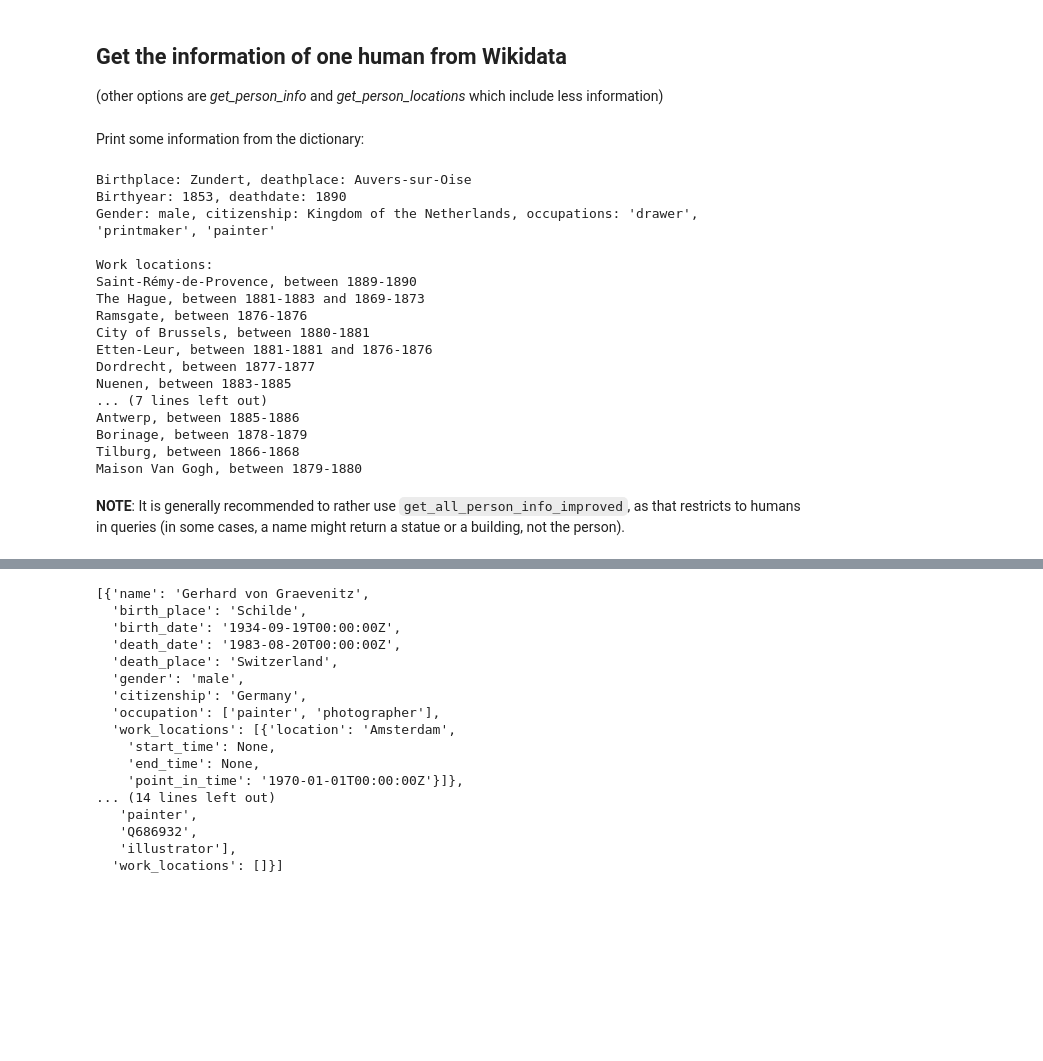
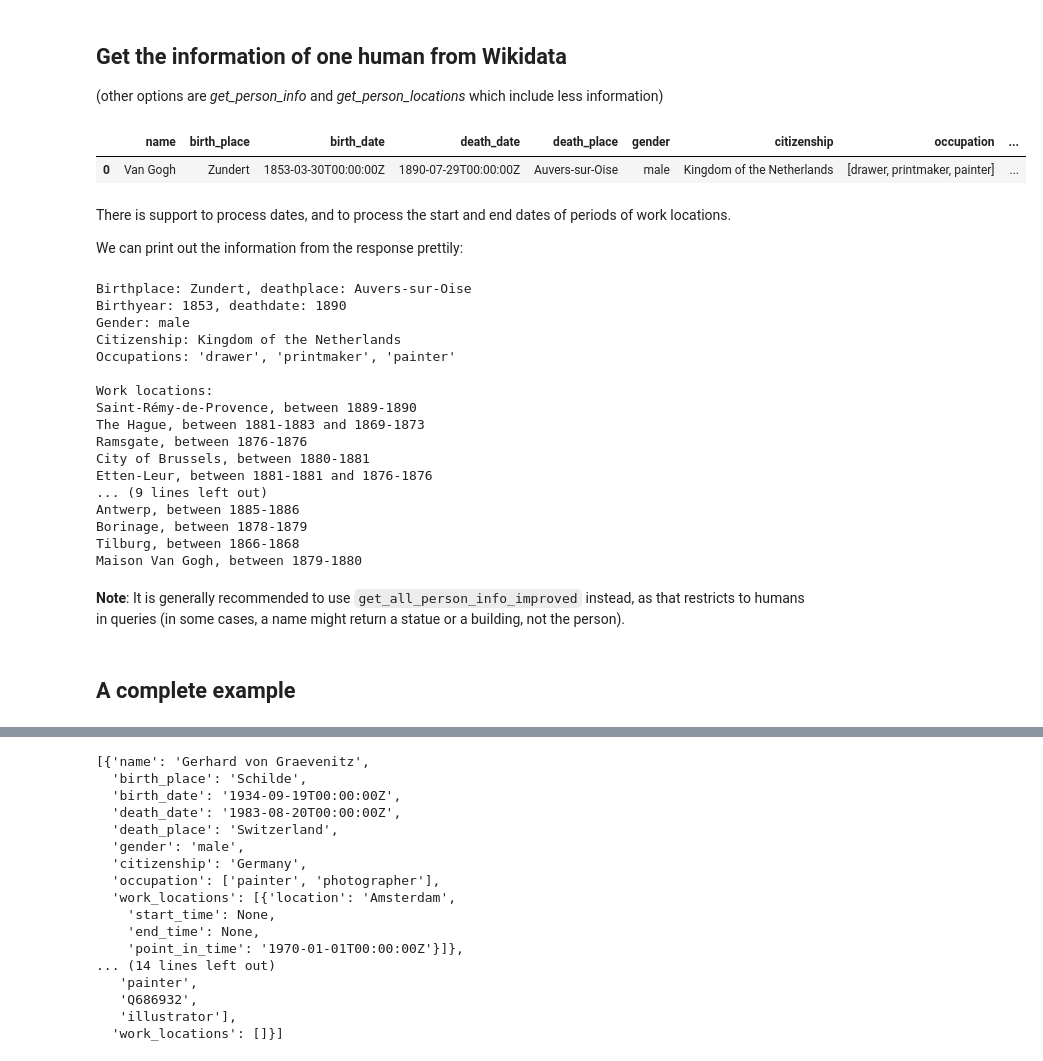
Before and after one commit to me9hanics/wikidata-SparQL-data-collection, a Jupyter notebook: examples.ipynb, the cells around one changed output, grey strips where cells are left out. Saved outputs shown, nothing was run; the diff lists cells and outputs as text; code cells hidden in the pictures; blank space fills up the shorter version.

Commit message:
add dataframe, comment improvements, minor code change + rerun

```diff
--- a/examples.ipynb
+++ b/examples.ipynb
@@ -10,12 +10,19 @@ import functions as f
 (other options are *get_person_info* and *get_person_locations* which include less information)
 # %%
 van_gogh_response = f.get_all_person_info("Van Gogh")
+df = f.results_dataframe(van_gogh_response)
+df
+# %% [output]
+|  | name | birth_place | birth_date | death_date | death_place | gender | citizenship | occupation | ... |
+| 0 | Van Gogh | Zundert | 1853-03-30T00:00:00Z | 1890-07-29T00:00:00Z | Auvers-sur-Oise | male | Kingdom of the Netherlands | [drawer, printmaker, painter] | ... |
-# %% [markdown]
-Print some information from the dictionary:
+# %% [markdown]
+There is support to process dates, and to process the start and end dates of periods of work locations.
+
+We can print out the information from the response prettily:
 # %%
 print(f"Birthplace: {van_gogh_response['birth_place']}, deathplace: {van_gogh_response['death_place']}")
 print(f"Birthyear: {f.find_year(van_gogh_response['birth_date'])}, deathdate: {f.find_year(van_gogh_response['death_date'])}")
-print(f"Gender: {van_gogh_response['gender']}, citizenship: {van_gogh_response['citizenship']}, occupations: {str(van_gogh_response['occupation']).strip('[]')}")
+print(f"Gender: {van_gogh_response['gender']}\nCitizenship: {van_gogh_response['citizenship']}\nOccupations: {str(van_gogh_response['occupation']).strip('[]')}")
 print(); print("Work locations:")
 
 places_str = f.get_places_with_years_from_response(van_gogh_response)
@@ -26,7 +33,9 @@ for place in places_list:
 # %% [output]
 Birthplace: Zundert, deathplace: Auvers-sur-Oise
 Birthyear: 1853, deathdate: 1890
-Gender: male, citizenship: Kingdom of the Netherlands, occupations: 'drawer', 'printmaker', 'painter'
+Gender: male
+Citizenship: Kingdom of the Netherlands
+Occupations: 'drawer', 'printmaker', 'painter'
 
 Work locations:
 Saint-Rémy-de-Provence, between 1889-1890
@@ -34,13 +43,13 @@ The Hague, between 1881-1883 and 1869-1873
 Ramsgate, between 1876-1876
 City of Brussels, between 1880-1881
 Etten-Leur, between 1881-1881 and 1876-1876
-Dordrecht, between 1877-1877
-Nuenen, between 1883-1885
-... (7 lines left out)
+... (9 lines left out)
 Antwerp, between 1885-1886
 Borinage, between 1878-1879
 Tilburg, between 1866-1868
 Maison Van Gogh, between 1879-1880
 # %% [markdown]
-**NOTE**: It is generally recommended to rather use `get_all_person_info_improved`, as that restricts to humans in queries (in some cases, a name might return a statue or a building, not the person).
+**Note**: It is generally recommended to use `get_all_person_info_improved` instead, as that restricts to humans in queries (in some cases, a name might return a statue or a building, not the person).
+# %% [markdown]
+## A complete example
 # %% [markdown]
```
Also changed, not shown: parts of 5 cells of this notebook.
